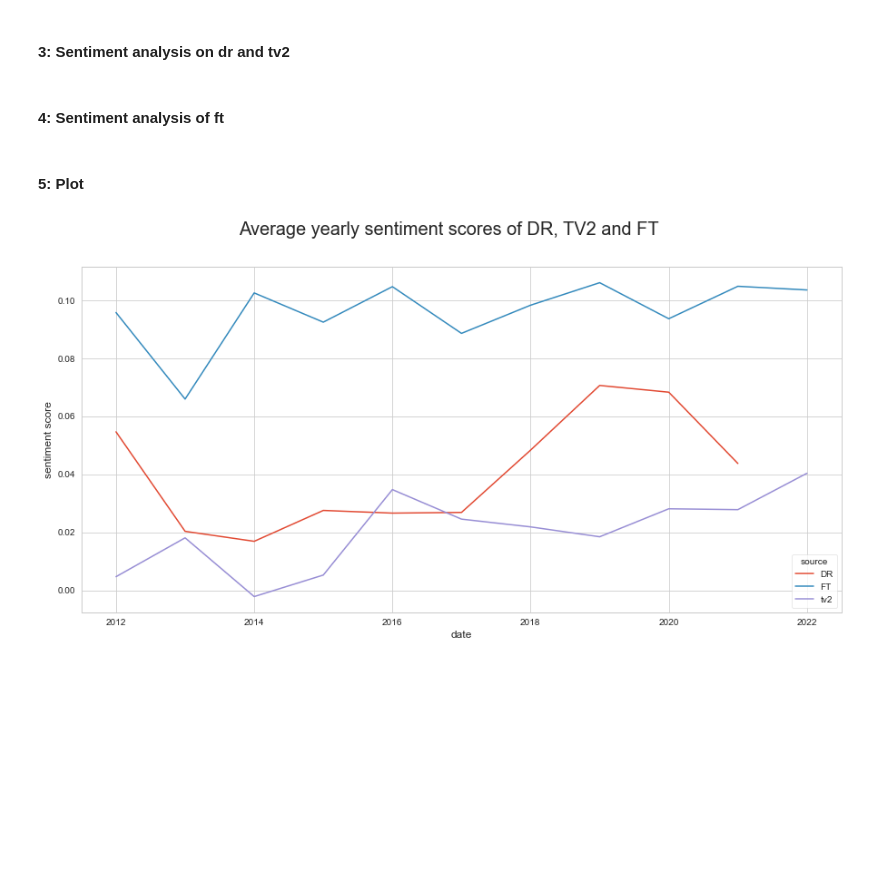
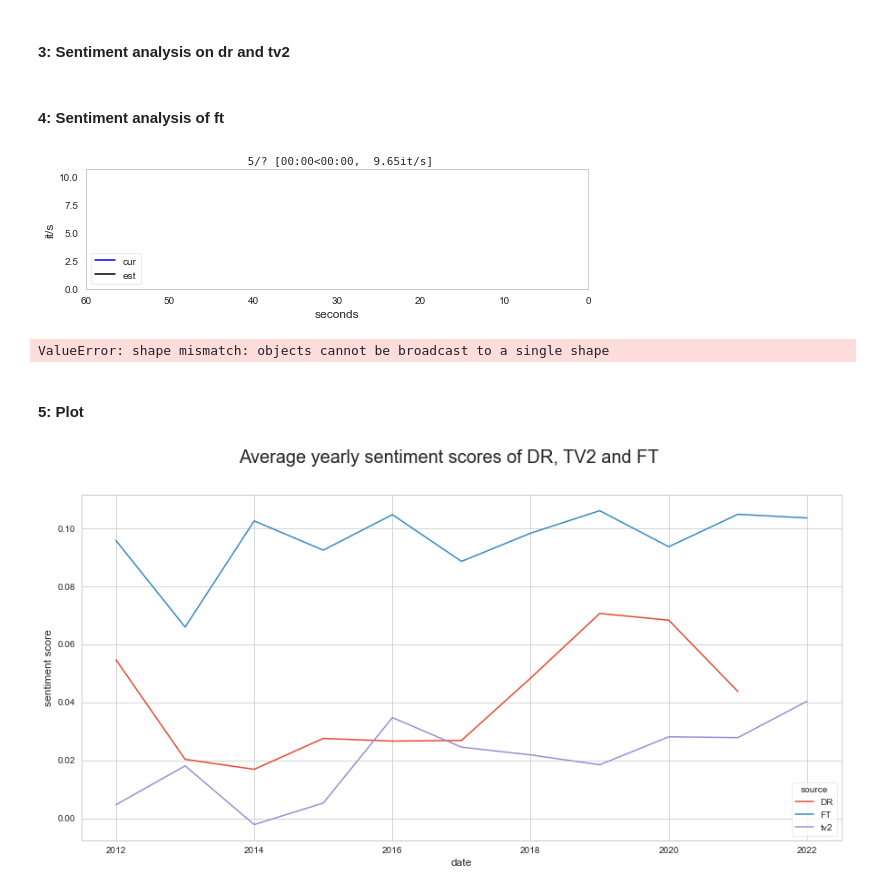
Before and after one commit to danawang10/isds29, a Jupyter notebook: Projekt/Complete project/Complete file-Kim-Copy.ipynb, the cells around one changed output. Drawn from its saved outputs; the diff is of its cells as text; code cells hidden in the pictures; blank space fills up the shorter version.

```diff
--- a/Projekt/Complete project/Complete file-Kim-Copy.ipynb
+++ b/Projekt/Complete project/Complete file-Kim-Copy.ipynb
@@ -1341,11 +1309,14 @@ ft_analysis = find_relevant_sen(ft_analysis, "sygeplej", 100) # searching for wo
 # %%
 sentida_preds_ft = []
 
-for i, row in tqdm.tqdm(ft_analysis.iterrows()):
+for i, row in tqdm.tqdm_gui(ft_analysis.iterrows()):
     score = Sentida().sentida(row.relevant_sen, output = 'mean', normal = True)
     sentida_preds_ft.append(score) # create sentiment values
 
 ft_analysis['sentiment'] = sentida_preds_ft # # ft: append to new sentiment column
+# %% [output]
+[figure, added]
+ValueError: shape mismatch: objects cannot be broadcast to a single shape
 # %%
 ft_analysis['sentiment'] = sentida_preds_ft # create new column in ft_analysis df: sentiment
 # %% [markdown]
```
Also changed, not shown: parts of 10 cells of this notebook, 1 other file.
